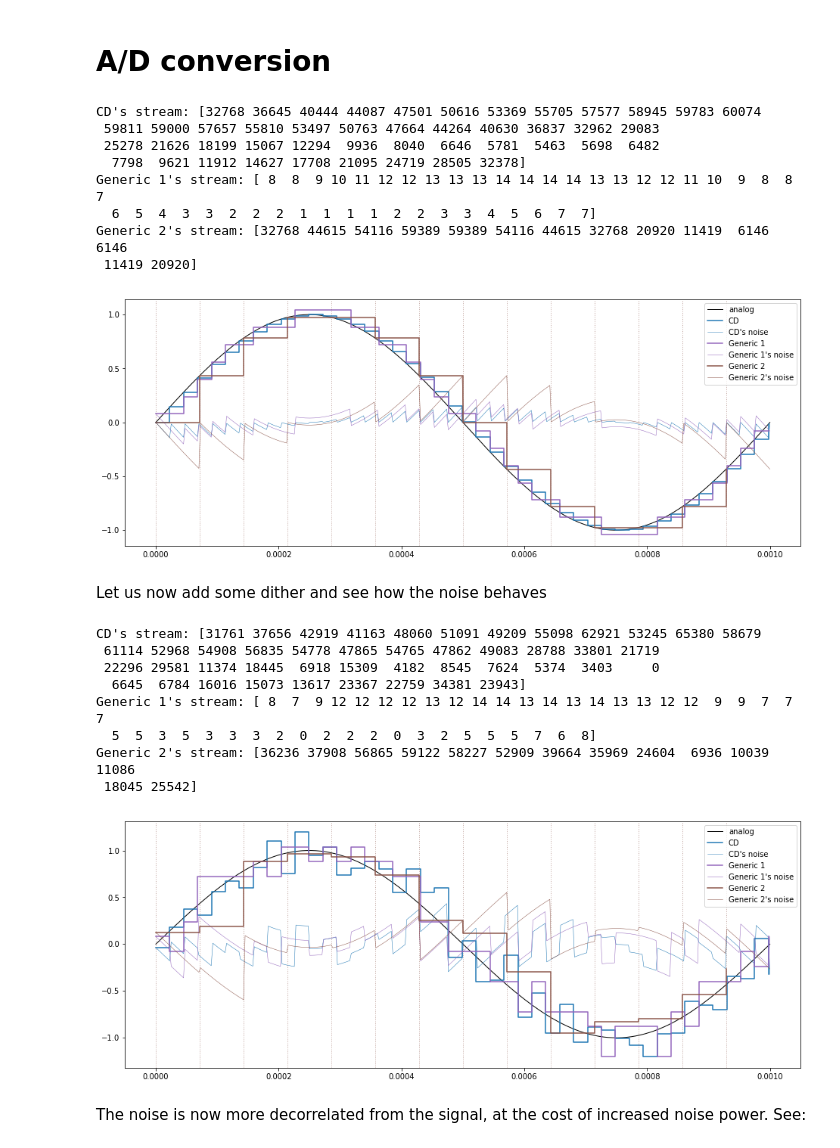
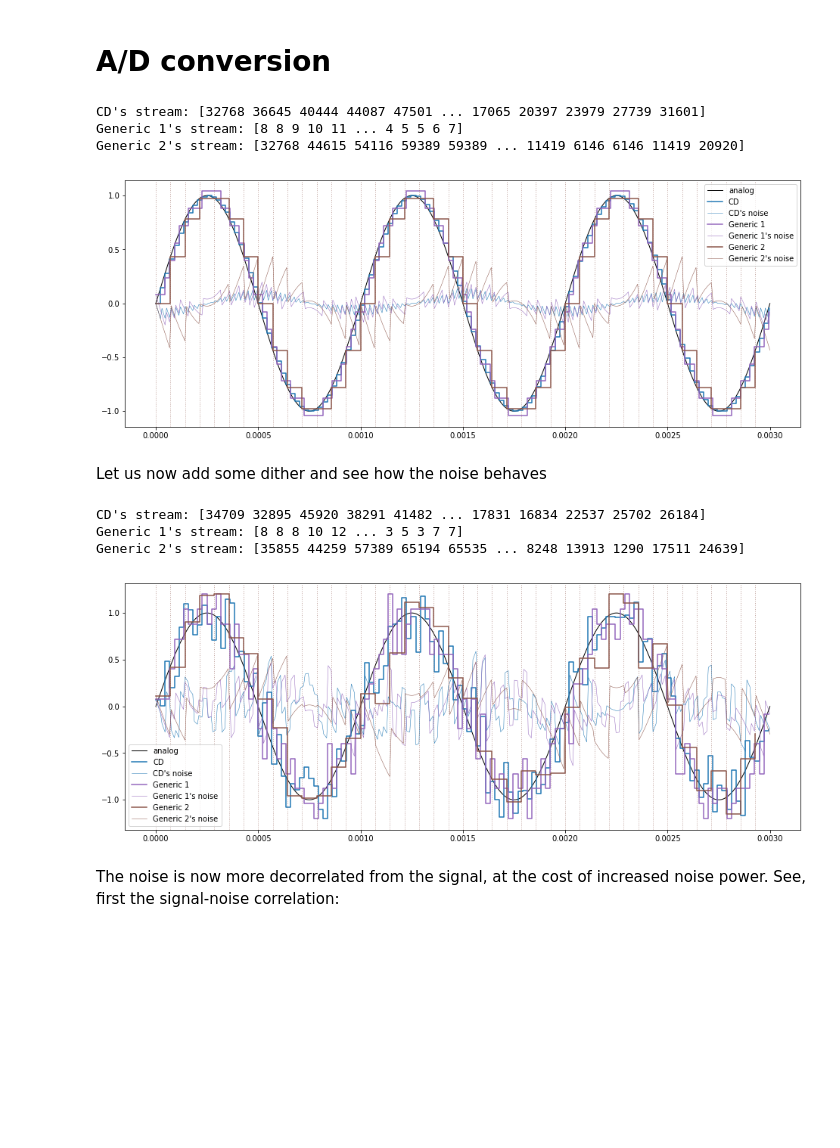
Before and after one commit to marcondos/signal, a Jupyter notebook: sampling.ipynb, the cells around one changed output. Saved outputs shown, nothing was run; the diff lists cells and outputs as text; code cells hidden in the pictures; blank space fills up the shorter version.

Commit message:
correlation plots

```diff
--- a/sampling.ipynb
+++ b/sampling.ipynb
@@ -32,7 +32,7 @@ GenericPCM_2 = waves.PCMSampler('Generic 2', 14000, 16) # Same CD resolution, lo
 # %%
 f = 1e3 # 1KHz
 audio = waves.AnalogSineWave('analog', f, gain=1, phase=0)
-n_waves = 1
+n_waves = 3
 length = n_waves * 1/f
 
 noise_nodither = {}
@@ -48,41 +48,33 @@ _, _, _, noise_nodither[GenericPCM_2.label] = GenericPCM_2.sample(audio, length,
 plt.legend();
 plt.gcf().set_size_inches(16, 6)
 # %% [output]
-CD's stream: [32768 36645 40444 44087 47501 50616 53369 55705 57577 58945 59783 60074
- 59811 59000 57657 55810 53497 50763 47664 44264 40630 36837 32962 29083
- 25278 21626 18199 15067 12294  9936  8040  6646  5781  5463  5698  6482
-  7798  9621 11912 14627 17708 21095 24719 28505 32378]
-Generic 1's stream: [ 8  8  9 10 11 12 12 13 13 13 14 14 14 14 13 13 12 12 11 10  9  8  8  7
-  6  5  4  3  3  2  2  2  1  1  1  1  2  2  3  3  4  5  6  7  7]
-Generic 2's stream: [32768 44615 54116 59389 59389 54116 44615 32768 20920 11419  6146  6146
- 11419 20920]
+CD's stream: [32768 36645 40444 44087 47501 ... 17065 20397 23979 27739 31601]
+Generic 1's stream: [8 8 9 10 11 ... 4 5 5 6 7]
+Generic 2's stream: [32768 44615 54116 59389 59389 ... 11419 6146 6146 11419 20920]
-[figure, old version]
+[figure, new version]
 # %% [markdown]
 Let us now add some dither and see how the noise behaves
 # %%
+dither_amplitude = 0.5
 noise_dither = {}
 noise_dither['time_domain'] = audio.plot(length, plt, color='k', lw=1)
-_, _, _, noise_dither[CD.label] = CD.sample(audio, length, plt, dither=0.35, lw=1.5)
+_, _, _, noise_dither[CD.label] = CD.sample(audio, length, plt, dither=dither_amplitude, lw=1.5)
 ##SACD.sample(audio, length, plt, color='b', lw=1.5)
 #DVDA.sample(audio, length, plt, color='g', lw=1.5)
 #BDA.sample(audio, length, plt, color='m', lw=1.5)
-_, _, _, noise_dither[GenericPCM_1.label] = GenericPCM_1.sample(audio, length, plt, dither=0.35, lw=1.5)
-_, _, _, noise_dither[GenericPCM_2.label] = GenericPCM_2.sample(audio, length, plt, dither=0.35, lw=1.5)
+_, _, _, noise_dither[GenericPCM_1.label] = GenericPCM_1.sample(audio, length, plt, dither=dither_amplitude, lw=1.5)
+_, _, _, noise_dither[GenericPCM_2.label] = GenericPCM_2.sample(audio, length, plt, dither=dither_amplitude, lw=1.5)
 [plt.axvline(t, color=GenericPCM_2.color, lw=1, ls=':', alpha=0.5) for t in np.arange(0, length, GenericPCM_2.sampling_interval)]
 #[plt.axhline(A, color='b', lw=1, ls=':', alpha=0.5) for A in np.linspace(audio.Amin, audio.Amax, GenericPCM.levels)]
 plt.legend()
 plt.gcf().set_size_inches(16, 6)
 # %% [output]
-CD's stream: [31761 37656 42919 41163 48060 51091 49209 55098 62921 53245 65380 58679
- 61114 52968 54908 56835 54778 47865 54765 47862 49083 28788 33801 21719
- 22296 29581 11374 18445  6918 15309  4182  8545  7624  5374  3403     0
-  6645  6784 16016 15073 13617 23367 22759 34381 23943]
-Generic 1's stream: [ 8  7  9 12 12 12 12 13 12 14 14 13 14 13 14 13 13 12 12  9  9  7  7  7
-  5  5  3  5  3  3  3  2  0  2  2  2  0  3  2  5  5  5  7  6  8]
-Generic 2's stream: [36236 37908 56865 59122 58227 52909 39664 35969 24604  6936 10039 11086
- 18045 25542]
+CD's stream: [34709 32895 45920 38291 41482 ... 17831 16834 22537 25702 26184]
+Generic 1's stream: [8 8 8 10 12 ... 3 5 3 7 7]
+Generic 2's stream: [35855 44259 57389 65194 65535 ... 8248 13913 1290 17511 24639]
-[figure, old version]
+[figure, new version]
 # %% [markdown]
-The noise is now more decorrelated from the signal, at the cost of increased noise power. See:
+The noise is now more decorrelated from the signal, at the cost of increased noise power.
+See, first the signal-noise correlation:
 # %%
 fig, ax = plt.subplots(1, 2)
```
Also changed, not shown: parts of 2 cells of this notebook, 1 other file.
